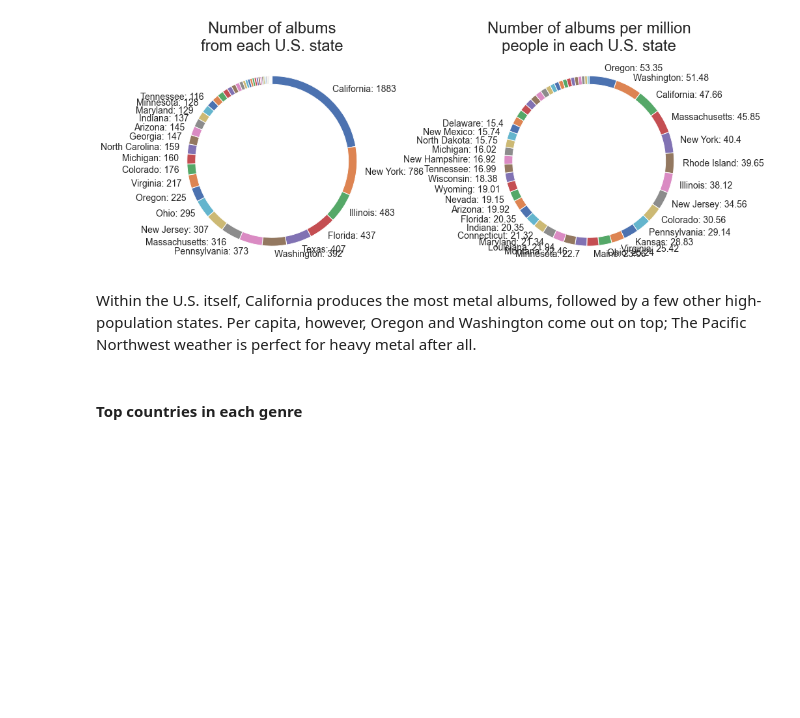
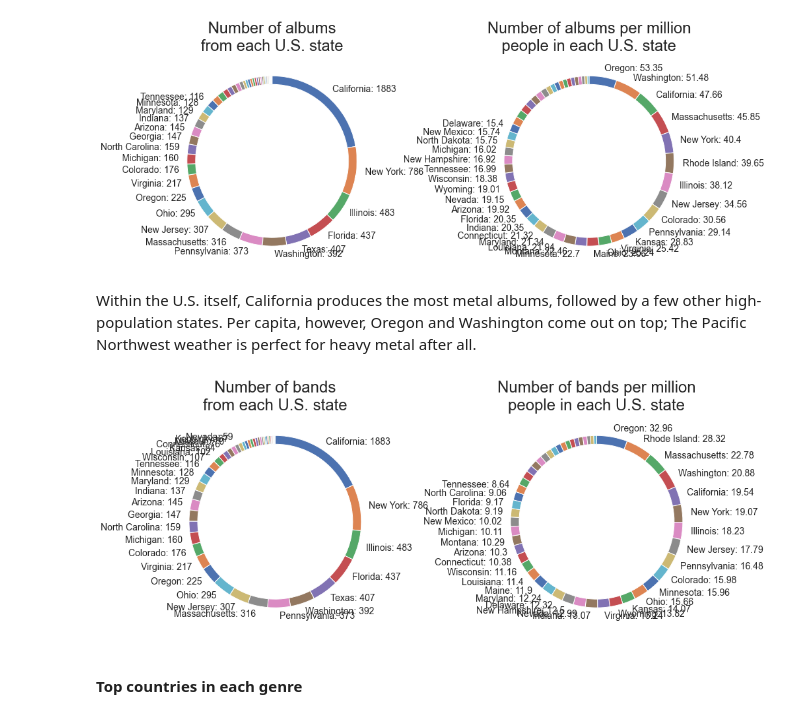
Before and after one commit to pdqnguyen/metallyrics, a Jupyter notebook: reviews/reviews1.ipynb, the cells around one changed output. Cells and saved outputs as stored; diff of their text form; code cells hidden in the pictures; blank space fills up the shorter version.

```diff
--- a/reviews/reviews1.ipynb
+++ b/reviews/reviews1.ipynb
@@ -17,7 +17,7 @@ from nltk.corpus import stopwords
 ## Dataset
 # %%
 pd.options.display.float_format = "{:.2f}".format
-df = pd.read_csv("E:/Projects/metallyrics/data/new/reviews.csv")
+df = pd.read_csv("E:/Projects/metallyrics/data/reviews.csv")
 
 df['review_score'] = df['review_title'].str.extract('(\d+)\%$', expand=False).astype(int)
 
@@ -889,7 +889,7 @@ Most of the top countries in the scene are of course European.
 # %% [markdown]
 #### U.S. states of origin
 # %%
-df_pops = pd.read_csv('../../data/state_population/2019_Census_US_Population_Data_By_State_Lat_Long.csv')
+df_pops = pd.read_csv('../data/state_population/2019_Census_US_Population_Data_By_State_Lat_Long.csv')
 state_pops = pd.Series(df_pops['POPESTIMATE2019'].values, index=df_pops['STATE'].rename('state'))
 df_usa = df_albums[df_albums['band_country_of_origin'] == 'United States'].copy()
 pattern = '(' + '|'.join(state_pops.index) + ')'
@@ -929,6 +929,40 @@ Within the U.S. itself, California produces the most metal albums,
 followed by a few other high-population states.
 Per capita, however, Oregon and Washington come out on top;
 The Pacific Northwest weather is perfect for heavy metal after all.
+# %%
+df_usa_bands = df_bands[df_bands['country_of_origin'] == 'United States'].copy()
+pattern = '(' + '|'.join(state_pops.index) + ')'
+df_usa_bands['state'] = df_usa_bands['location'].str.extract(pattern)
+states_num_bands = df_usa_bands.groupby('state').apply(len).sort_values(ascending=False)
+states_num_bands_density = states_num_bands / state_pops * 1e6
+states_num_bands_density = states_num_bands_density.fillna(0).round(2).sort_values(ascending=False)
+
+fig, (ax1, ax2) = plt.subplots(1, 2, figsize=(16, 6))
+ax1.pie(
+    states_num_bands.values,
+    labels=[('{}: {}'.format(state, num_albums) if num_albums > 0.013 * states_num_bands.sum() else '')
+            for state, num_albums in states_num_albums.items()],
+    wedgeprops=dict(width=0.1),
+    startangle=90,
+    counterclock=False,
+    textprops={'fontsize': 14},
+)
+ax1.set_aspect('equal')
+ax1.set_title("Number of bands\nfrom each U.S. state")
+ax2.pie(
+    states_num_bands_density.values,
+    labels=[('{}: {}'.format(state, num_albums) if num_albums > 0.015 * states_num_bands_density.sum() else '')
+            for state, num_albums in states_num_bands_density.items()],
+    wedgeprops=dict(width=0.1),
+    startangle=90,
+    counterclock=False,
+    textprops={'fontsize': 14},
+)
+ax2.set_aspect('equal')
+ax2.set_title("Number of bands per million\npeople in each U.S. state")
+plt.show()
+# %% [output]
+[figure, added]
 # %% [markdown]
 #### Top countries in each genre
 # %%
```
Also changed, not shown: parts of 7 cells of this notebook.
